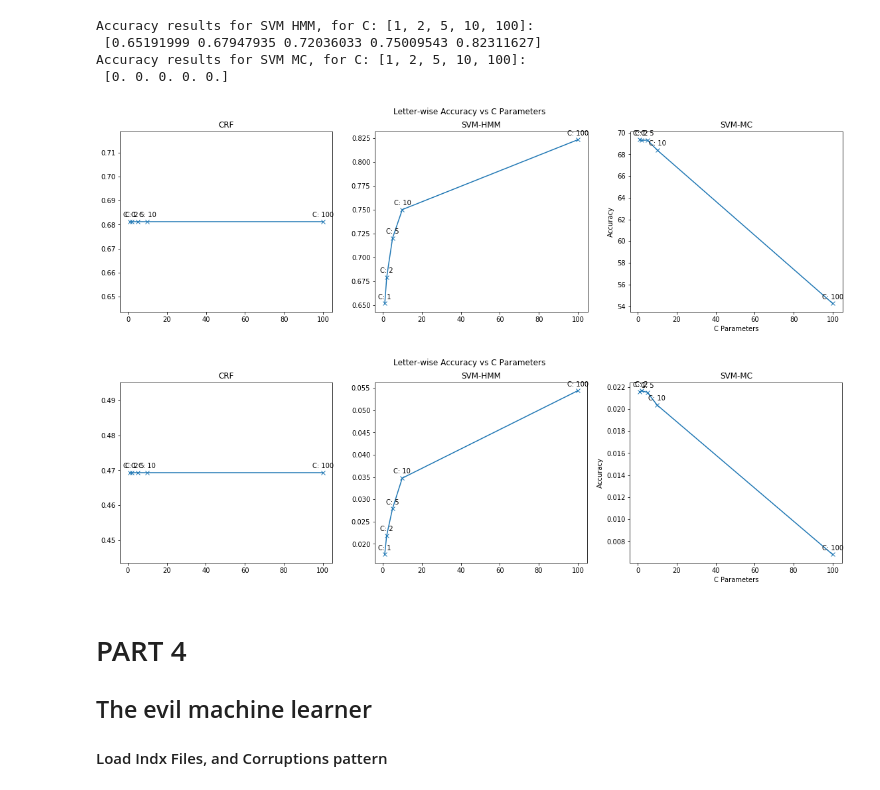
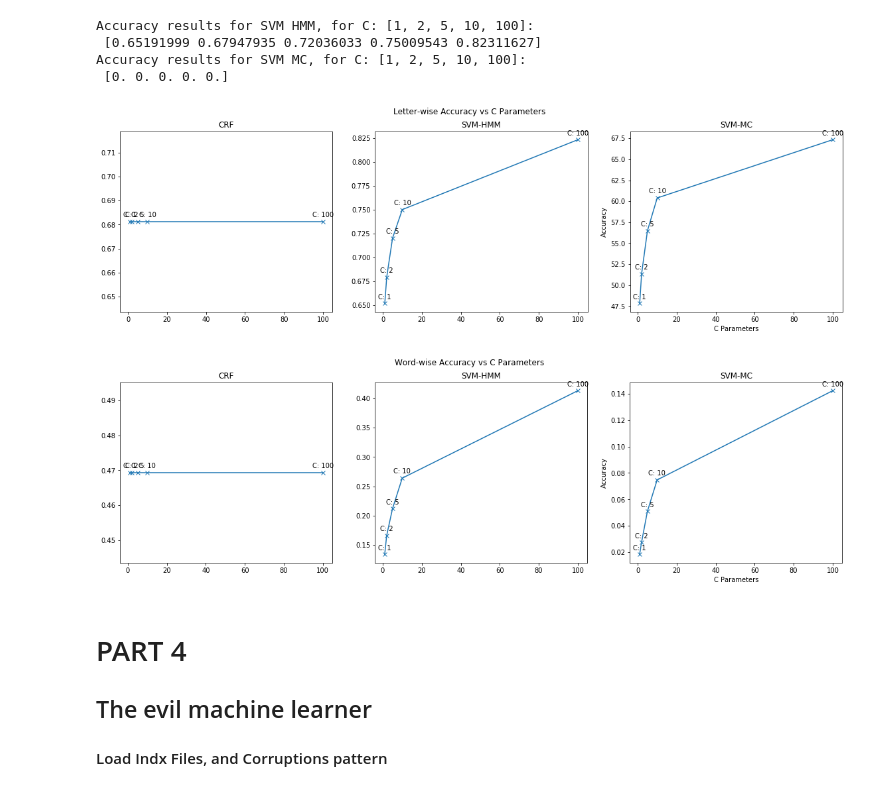
Before and after one commit to nagadakos/AML, a Jupyter notebook: Assignment_1_Programming/code/crf_top.ipynb, the cells around one changed output. Cells and saved outputs as stored; diff of their text form; code cells hidden in the pictures.

```diff
--- a/Assignment_1_Programming/code/crf_top.ipynb
+++ b/Assignment_1_Programming/code/crf_top.ipynb
@@ -682,7 +682,7 @@ Executing:  /home/nikolaos/Workspaces/AML/Assignment_1_Programming/code/svm_hmm_
 yTrain, xTrain = lbl.svm_read_problem(libSVMTrainData, return_scipy = True) # y: ndarray, x: csr_matrix
 yTest, xTest = lbl.svm_read_problem(libSVMTestData, return_scipy = True) # y: ndarray, x: csr_matrix
 for i,c in enumerate(cParams):
-    learnOptions = '-c ' +str(c/len(xTrain))
+    learnOptions = '-c ' +str(c/xTrain.shape[0])
     outFile = 'results/liblinear-mc_c_'+str(c)+'.outtags'
     print("Executing LIBLINEAR Multi Classification for C: {} ".format(c))
     model   = lbl.train(yTrain, xTrain, learnOptions)
@@ -779,10 +774,10 @@ def evaluate_predictions(pred, letterLabels, wordIdxs):
         wordAcc += 1 if res == decSeq.shape[0] else 0                                 # word acc increases only when ALL labels are correct
     # Average out letter-wise acc over all letter and word-wise over all words.
     letterAcc /= pred.shape[0]
-    wordAcc /= wordIdxs[-1]
+    wordAcc /= len(wordIdxs) # len gives as the number of words (each word is a line and the value is at which letter index it ends!)
     return letterAcc, wordAcc
 # ----------------------------------------------------------------------
-def plot_accuracy(cParams, accs, labels= None, title = 'Accuracy Plot'):
+def plot_accuracy(cParams, accs, labels= None, title = 'Accuracy Plot', saveDir = None):
     """ DESCRIPTION: THis function will produce pltos for letter wands wordwise accuracy as a function of C params.
                      It expects ndArrays.
         ARGUMENTS: xAxis(ndarray): values of C parameters.
@@ -816,6 +811,9 @@ def plot_accuracy(cParams, accs, labels= None, title = 'Accuracy Plot'):
     plt.suptitle(title)
     plt.xlabel('C Parameters')
     plt.ylabel('Accuracy')
+    if saveDir is not None:
+        figFile = os.path.join(saveDir, '-'.join(title.split(' ')))
+        plt.savefig(figFile)
     plt.show()
 # %% [markdown]
 ## Plot the Results
@@ -832,12 +830,12 @@ Accuracy results for SVM MC, for C: [1, 2, 5, 10, 100]:
  [0. 0. 0. 0. 0.]
 # %%
 # Letter-wise Accuracy
-plot_accuracy(cParams, acc[0,:,:], labels = ['CRF','SVM-HMM', 'SVM-MC'], title = 'Letter-wise Accuracy vs C Parameters')
+plot_accuracy(cParams, acc[0,:,:], labels = ['CRF','SVM-HMM', 'SVM-MC'], title = 'Letter-wise Accuracy vs C Parameters',saveDir=resPath)
 # Word-wise Accuracy
-plot_accuracy(cParams, acc[1,:,:], labels = ['CRF','SVM-HMM', 'SVM-MC'], title = 'Letter-wise Accuracy vs C Parameters')
+plot_accuracy(cParams, acc[1,:,:], labels = ['CRF','SVM-HMM', 'SVM-MC'], title = 'Word-wise Accuracy vs C Parameters', saveDir=resPath)
 # %% [output]
-[figure, old version]
+[figure, new version]
-[figure, old version]
+[figure, new version]
 # %% [markdown]
 # PART 4
 ## The evil machine learner
```
Also changed, not shown: parts of 6 cells of this notebook, 4 other files.
